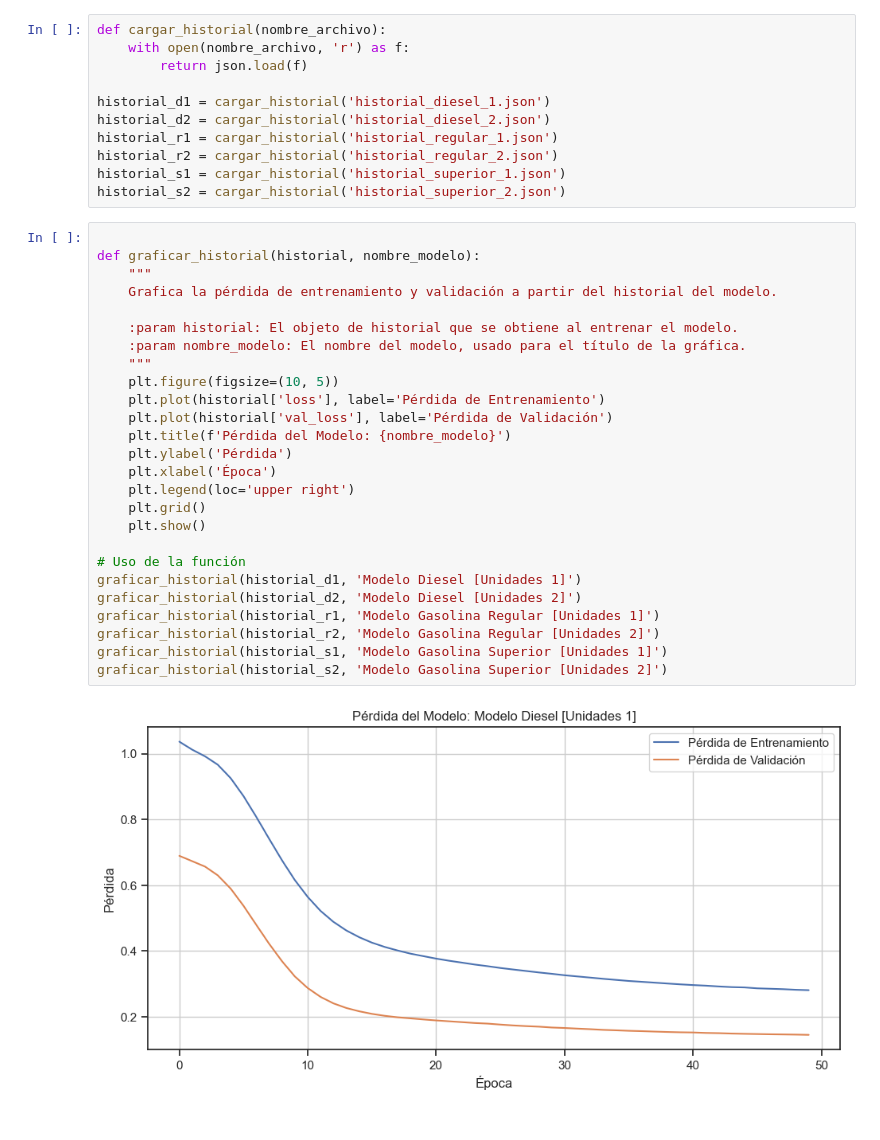
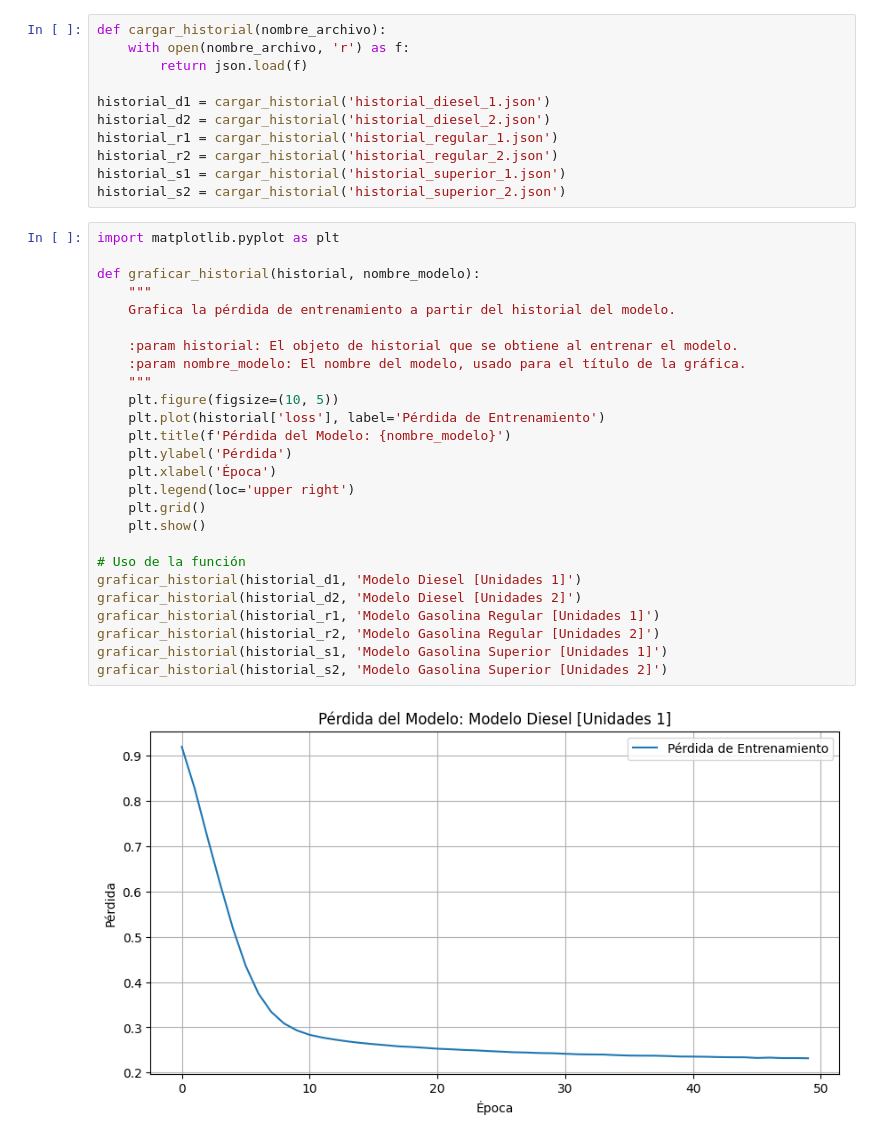
Before and after one commit to Dahernandezsilve/Lab03, a Jupyter notebook: Lab03.ipynb, the cells around one changed output. Saved outputs shown, nothing was run; the diff lists cells and outputs as text.

```diff
--- a/Lab03.ipynb
+++ b/Lab03.ipynb
@@ -444,30 +634,30 @@ historial_r2 = cargar_historial('historial_regular_2.json')
 historial_s1 = cargar_historial('historial_superior_1.json')
 historial_s2 = cargar_historial('historial_superior_2.json')
 # %%
+import matplotlib.pyplot as plt
 
 def graficar_historial(historial, nombre_modelo):
     """
-    Grafica la pérdida de entrenamiento y validación a partir del historial del modelo.
+    Grafica la pérdida de entrenamiento a partir del historial del modelo.
 
     :param historial: El objeto de historial que se obtiene al entrenar el modelo.
     :param nombre_modelo: El nombre del modelo, usado para el título de la gráfica.
     """
     plt.figure(figsize=(10, 5))
     plt.plot(historial['loss'], label='Pérdida de Entrenamiento')
-    plt.plot(historial['val_loss'], label='Pérdida de Validación')
     plt.title(f'Pérdida del Modelo: {nombre_modelo}')
     plt.ylabel('Pérdida')
     plt.xlabel('Época')
     plt.legend(loc='upper right')
     plt.grid()
     plt.show()
 
 # Uso de la función
 graficar_historial(historial_d1, 'Modelo Diesel [Unidades 1]')
 graficar_historial(historial_d2, 'Modelo Diesel [Unidades 2]')
 graficar_historial(historial_r1, 'Modelo Gasolina Regular [Unidades 1]')
 graficar_historial(historial_r2, 'Modelo Gasolina Regular [Unidades 2]')
 graficar_historial(historial_s1, 'Modelo Gasolina Superior [Unidades 1]')
 graficar_historial(historial_s2, 'Modelo Gasolina Superior [Unidades 2]')
 # %% [output]
-[figure, old version]
+[figure, new version]
```
Also changed, not shown: parts of 17 cells of this notebook, 13 other files.
